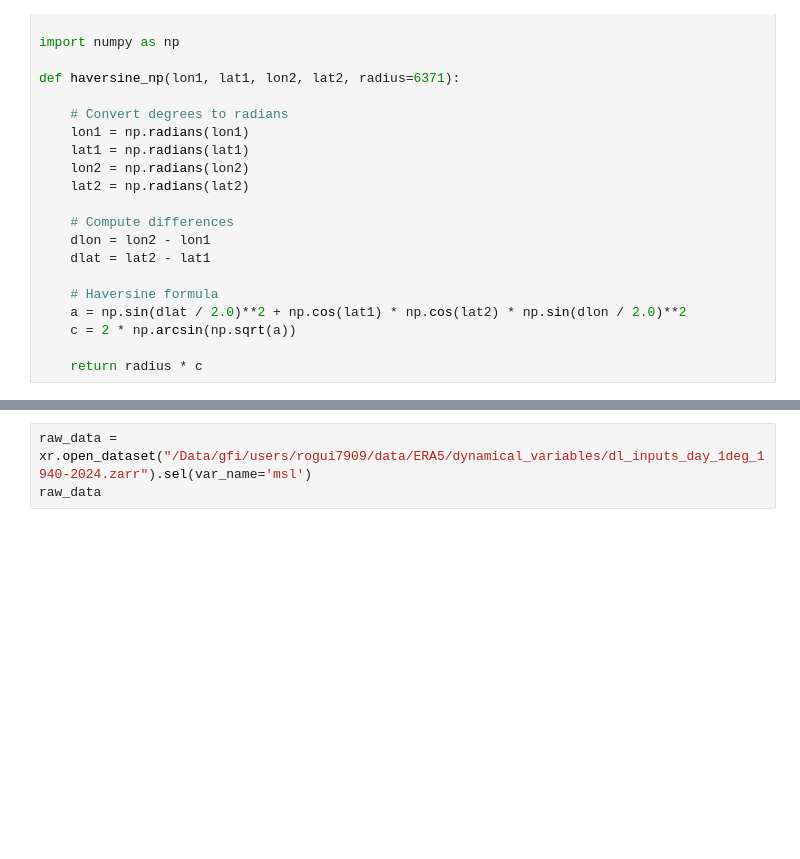
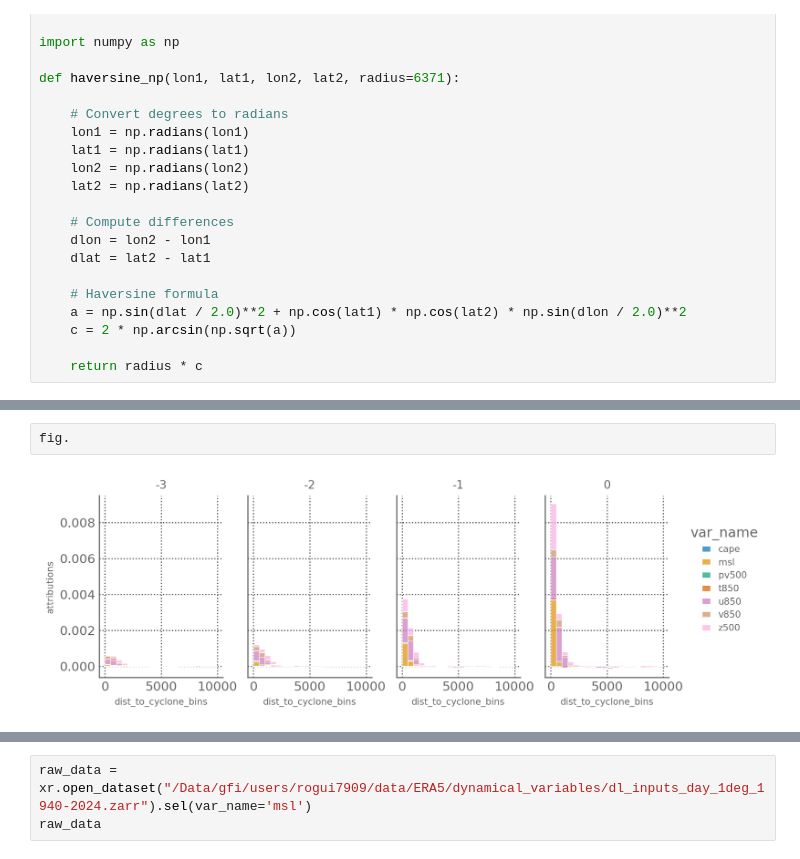
Before and after one commit to rguilcas/predict_rain_norway, a Jupyter notebook: assessment_of_nn/Distance_from_cyclones.ipynb, the cells around one changed output, grey strips where cells are left out. Saved outputs shown, nothing was run; the diff lists cells and outputs as text; blank space fills up the shorter version.

```diff
--- a/assessment_of_nn/Distance_from_cyclones.ipynb
+++ b/assessment_of_nn/Distance_from_cyclones.ipynb
@@ -102,0 +161,4 @@ plt.grid()
+# %%
+fig.
+# %% [output]
+[figure, added]
```
Also changed, not shown: parts of 9 cells of this notebook, 3 other files.
